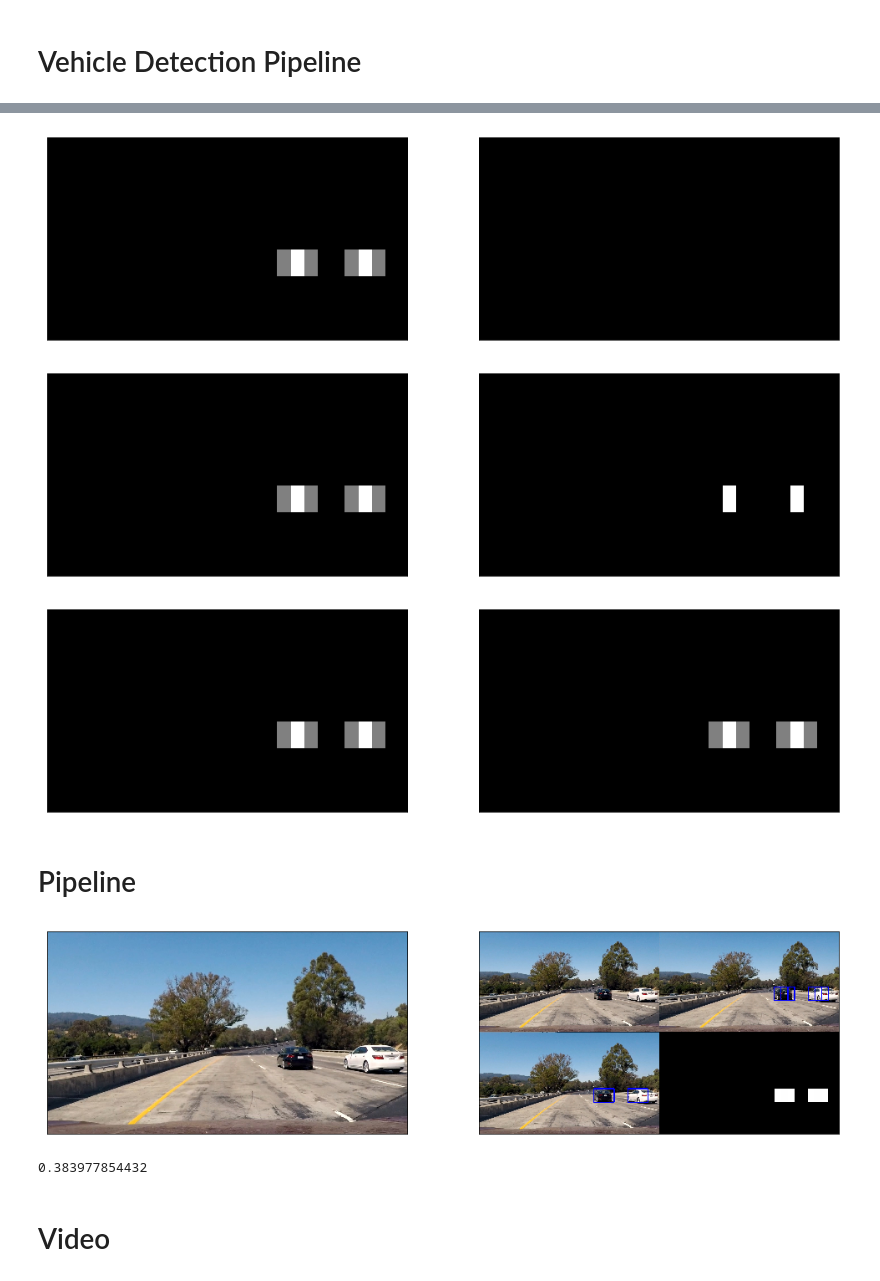
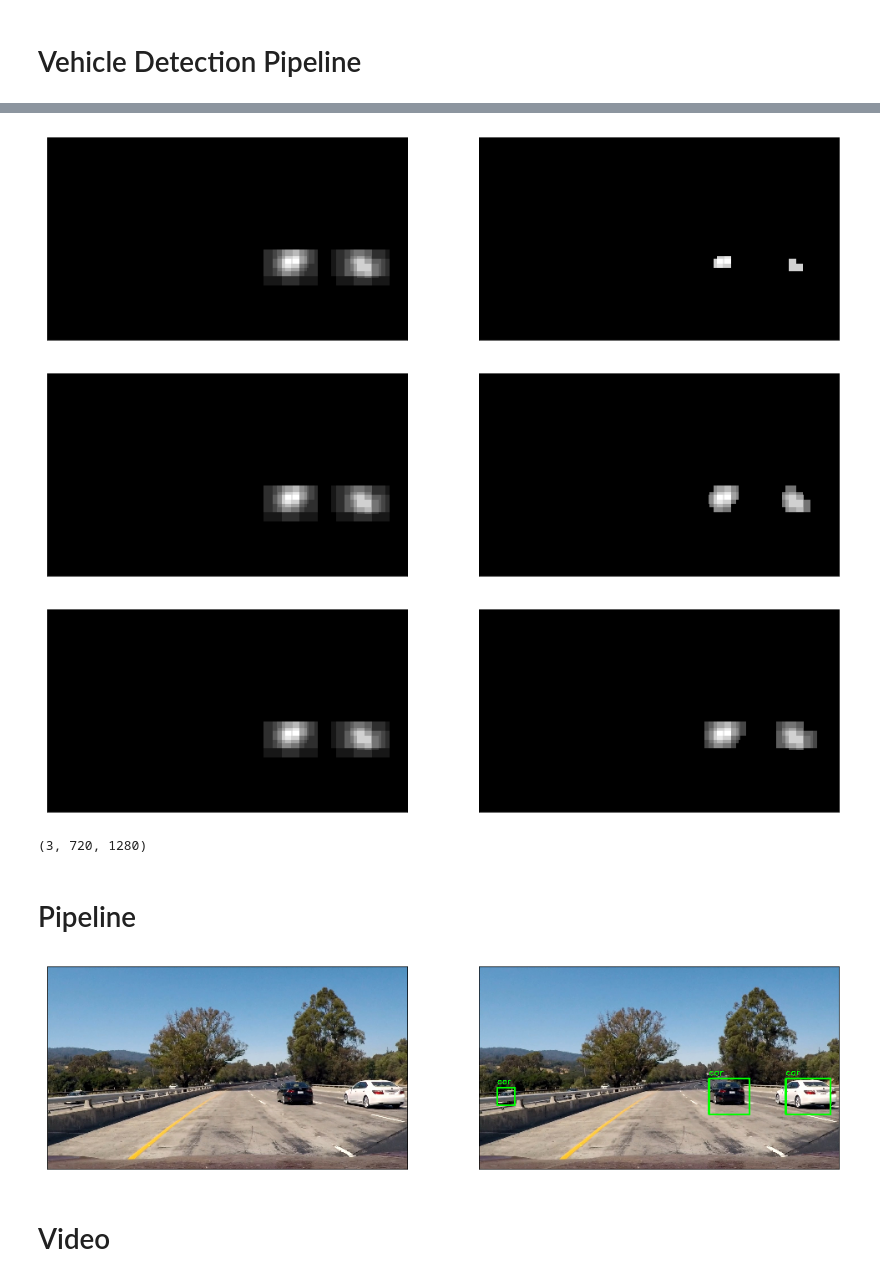
Before and after one commit to stefancyliax/CarND-Vehicle-Detection, a Jupyter notebook: P5_Vehicle_Detection.ipynb, the cells around one changed output, grey strips where cells are left out. Cells and saved outputs as stored; diff of their text form; code cells hidden in the pictures.

```diff
--- a/P5_Vehicle_Detection.ipynb
+++ b/P5_Vehicle_Detection.ipynb
@@ -488,7 +472,7 @@ def draw_boxes(img, bboxes, color=(0, 0, 1), thick=6):
 
 ## Demo
 img = load_image('./test_images/test1.jpg')
-bboxes = [((100, 100), (200, 300)), ((400, 100), (900, 400))]
+bboxes = [((100, 100), (200, 300)), ((400, 100), (900, 650))]
 result = draw_boxes(img, bboxes)
 
 print_example_images(img, result)
@@ -633,5 +625,5 @@ plt.imshow(labels[0], cmap='gray')
 # %%
-def draw_labeled_bboxes(img, labels):
+def draw_labeled_bboxes(img, labels, color=(0,1,0)):
     # Iterate through all detected cars
     for car_number in range(1, labels[1]+1):
         # Find pixels with each car_number label value
@@ -640,9 +632,17 @@ def draw_labeled_bboxes(img, labels):
         nonzeroy = np.array(nonzero[0])
         nonzerox = np.array(nonzero[1])
         # Define a bounding box based on min/max x and y
-        bbox = ((np.min(nonzerox), np.min(nonzeroy)), (np.max(nonzerox), np.max(nonzeroy)))
+        ymin = np.min(nonzeroy)
+        ymax = np.max(nonzeroy)
+        xmin = np.min(nonzerox)
+        xmax = np.max(nonzerox)
+        bbox = ((xmin, ymin), (xmax, ymax))
         # Draw the box on the image
-        cv2.rectangle(img, bbox[0], bbox[1], (0,0,1), 6)
+        cv2.rectangle(img, bbox[0], bbox[1], color, 6)
+
+        font = cv2.FONT_HERSHEY_SIMPLEX
+        text = 'car'
+        cv2.putText(img,text, (xmin,ymin-12), font, 1, (0,1,0),2)
     # Return the image
     return img
 
@@ -650,4 +650,7 @@ def draw_labeled_bboxes(img, labels):
 draw_img = draw_labeled_bboxes(np.copy(img), labels)
 # Display the image
 print_example_images(labels[0], draw_img)
+plt.figure(figsize=(17,9))
+plt.imshow(draw_img, cmap='gray')
+plt.show()
 # %% [output]
@@ -692,52 +738,61 @@ class Heatmap():
 
 
 ## Demo
-heatmap = Heatmap(history_depth = 4, threshold = 2)
+heatmap = Heatmap(history_depth = 4, threshold = 8)
 for n in range(3):
     heatmap.add_heat(bbox_list)
     print_example_images(heatmap.current_heatmap, heatmap.smoothed_heatmap)
+
+print(heatmap.history.shape)
 # %% [output]
-[figure, old version]
+[figure, new version]
-[figure, old version]
+[figure, new version]
-[figure, old version]
+[figure, new version]
+(3, 720, 1280)
 # %% [markdown]
 # Pipeline
 # %%
 def pipeline_vehicle_detection(img, debug=False, video=False):
 
     img = img.astype(np.float32)/255
 
-    bbimg, bbox_list = find_cars(img, ystart, ystop, scale, svc, X_scaler, orient, pix_per_cell, cell_per_block, spatial_size, hist_bins)
 
-    heatmap.add_heat(bbox_list)
+    bbox_list1 = find_cars(img, ystart, ystop, 1.5, svc, X_scaler, orient, pix_per_cell, cell_per_block, spatial_size, hist_bins)
+    bbox_list2 = find_cars(img, ystart, ystop, 1, svc, X_scaler, orient, pix_per_cell, cell_per_block, spatial_size, hist_bins)
+    bbox_list3 = find_cars(img, ystart, ystop, 2, svc, X_scaler, orient, pix_per_cell, cell_per_block, spatial_size, hist_bins)
+
+    heatmap.add_heat(bbox_list1 + bbox_list2 + bbox_list3)
 
     labels = label(heatmap.smoothed_heatmap)
 
     result = draw_labeled_bboxes(np.copy(img), labels)
 
 
     if debug == True:
         result = np.vstack((img, result)) # put input image and resulting image on top of each other
 
+        cmap = plt.get_cmap('hot')
+        heatmap_out = heatmap.smoothed_heatmap/heatmap.smoothed_heatmap.max()
+        heatmap_rgb = cmap(heatmap_out)[:,:,0:3]
+        heatmap_rgb = annotate_heatmap(np.copy(heatmap_rgb), heatmap.smoothed_heatmap, labels, color=(0,1,0))
 
-        heatmap_out = np.dstack((heatmap.smoothed_heatmap, heatmap.smoothed_heatmap, heatmap.smoothed_heatmap))
-        debug_out = np.vstack((bbimg, heatmap_out)) # put threshold and debug output on top of each other
+        bbimg = draw_boxes(img, bbox_list1 + bbox_list2 + bbox_list3)
+
+        debug_out = np.vstack((bbimg, heatmap_rgb)) # put threshold and debug output on top of each other
 
         result = np.hstack((result, debug_out)) # combine all four images into one
 
 
     if video:
         result = result*255
     return result
 
-img = load_image2('./test_images/test1.jpg')
+img = load_image('./test_images/test1.jpg')
 heatmap = Heatmap(history_depth = 10, threshold = 0)
-result = pipeline_vehicle_detection(img, debug=True)
+result = pipeline_vehicle_detection(img*255, debug=False)
 print_example_images(img, result)
-print(result.mean())
 # %% [output]
-[figure, old version]
+[figure, new version]
-0.383977854432
 # %% [markdown]
 # Video
 # %%
```
Also changed, not shown: parts of 16 cells of this notebook.
